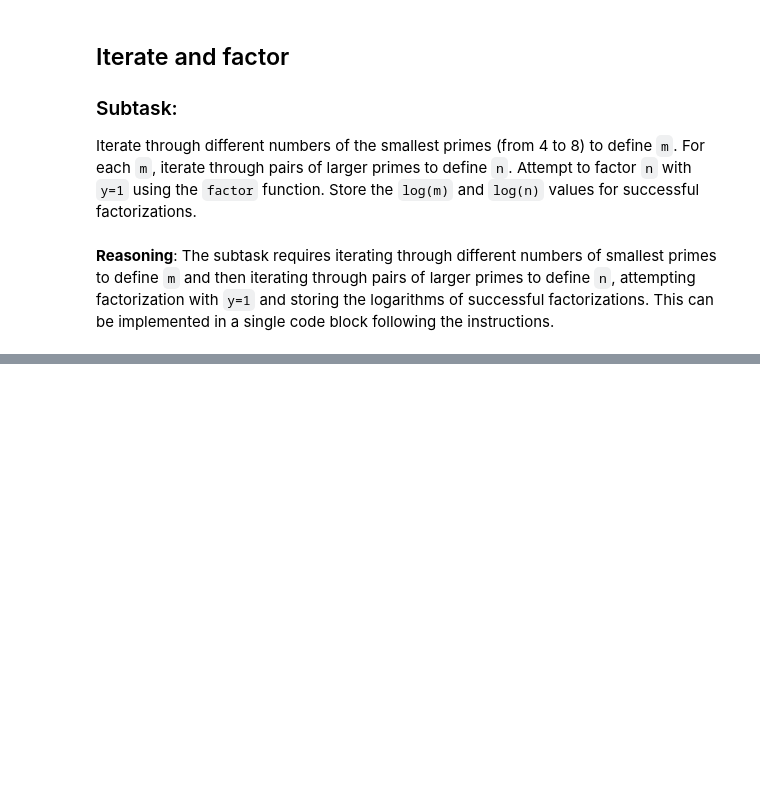
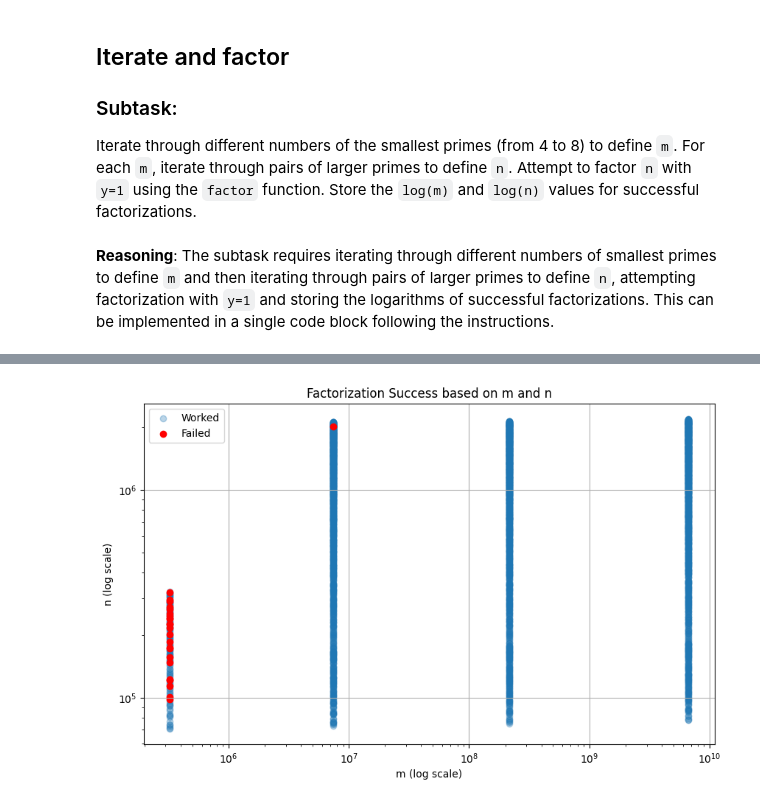
Before and after one commit to joshtburdick/misc, a Jupyter notebook: plog/Factoring3.ipynb, the cells around one changed output, grey strips where cells are left out. Cells and saved outputs as stored; diff of their text form; code cells hidden in the pictures; blank space fills up the shorter version.

```diff
--- a/plog/Factoring3.ipynb
+++ b/plog/Factoring3.ipynb
@@ -119,9 +119,11 @@ def factor(n, primes, max_y=1e100):
     y = 1
     num_y_checked = 1
     while y < n and y <= max_y:
-        print(f"y = {y}", flush=True)
+        # print(f"y = {y}", flush=True)
         f = check_for_factors(y)
         if f is not None:
+            # if a factor is found (according to this), check it
+            assert( n % f == 0 )
             return {"f": f, "num_y_checked": num_y_checked}
         # go to next relatively prime y
         y += 1
@@ -444,0 +377,4 @@ display(f"Number of successful factorizations with y=1: {len(log_m_values)}")
+# %%
+import pandas as pd
+results = pd.DataFrame(results)
+results.head()
@@ -444,0 +398,16 @@ display(f"Number of successful factorizations with y=1: {len(log_m_values)}")
+# %%
+import matplotlib.pyplot as plt
+
+plt.figure(figsize=(10, 6))
+plt.scatter(results[results['worked'] == True]['m'], results[results['worked'] == True]['n'], alpha=0.3, label='Worked')
+plt.scatter(results[results['worked'] == False]['m'], results[results['worked'] == False]['n'], color='red', label='Failed')
+plt.xscale('log')
+plt.yscale('log')
+plt.xlabel('m (log scale)')
+plt.ylabel('n (log scale)')
+plt.title('Factorization Success based on m and n')
+plt.legend()
+plt.grid(True)
+plt.show()
+# %% [output]
+[figure, added]
```
Also changed, not shown: parts of 17 cells of this notebook.
